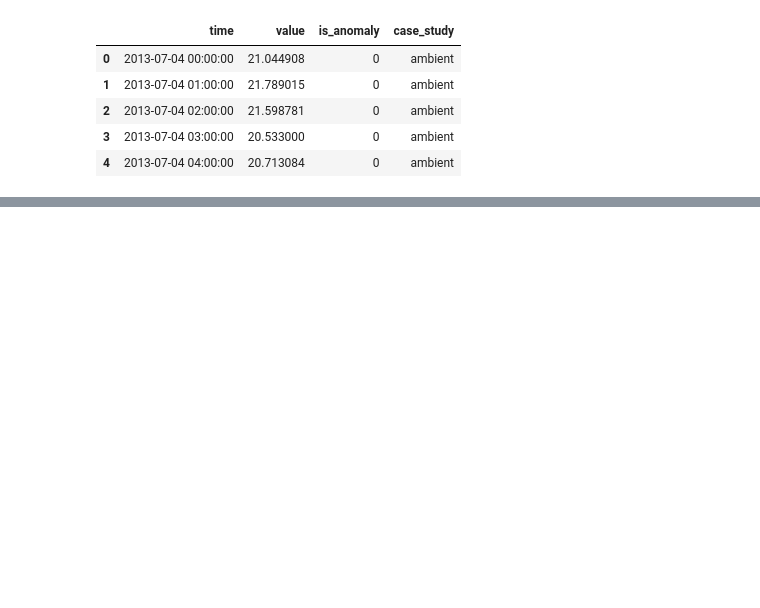
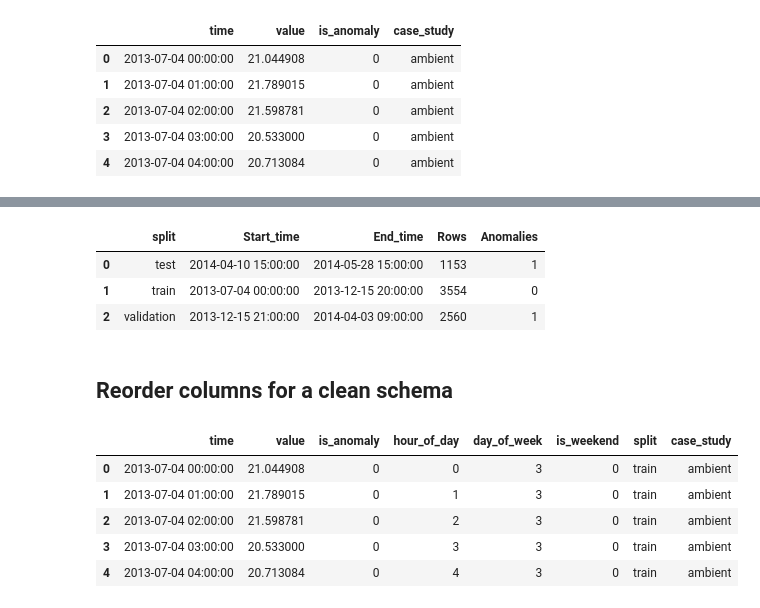
Before and after one commit to Nandipha996/Anomaly-Detection-Research, a Jupyter notebook: notebooks/02_ambient_temperature_preprocessing.ipynb, the cells around one changed output, grey strips where cells are left out. Saved outputs shown, nothing was run; the diff lists cells and outputs as text; code cells hidden in the pictures; blank space fills up the shorter version.

Commit message:
Ambient preprocessing pending

```diff
--- a/notebooks/02_ambient_temperature_preprocessing.ipynb
+++ b/notebooks/02_ambient_temperature_preprocessing.ipynb
@@ -142,0 +410,57 @@ Name: value, dtype: float64
+# %%
+# Helper function to assign each timestamp to a split
+def assign_split(timestamp):
+    if timestamp <= train_end_time:
+        return "train"
+    elif timestamp <= val_end_time:
+        return "validation"
+    else:
+        return "test"
+
+# Apply the function row by row
+df["split"] = df["time"].apply(assign_split)
+
+# Summarise rows and anomalies per split
+split_summary = (
+    df.groupby("split")
+      .agg(
+          Start_time=("time", "min"),
+          End_time=("time", "max"),
+          Rows=("time", "size"),
+          Anomalies=("is_anomaly", "sum"),
+      )
+      .reset_index()
+)
+
+split_summary
+# %% [output]
+|  | split | Start_time | End_time | Rows | Anomalies |
+| 0 | test | 2014-04-10 15:00:00 | 2014-05-28 15:00:00 | 1153 | 1 |
+| 1 | train | 2013-07-04 00:00:00 | 2013-12-15 20:00:00 | 3554 | 0 |
+| 2 | validation | 2013-12-15 21:00:00 | 2014-04-03 09:00:00 | 2560 | 1 |
+# %% [markdown]
+## Reorder columns for a clean schema
+# %%
+# Desired column order
+column_order = [
+    "time",
+    "value",
+    "is_anomaly",
+    "hour_of_day",
+    "day_of_week",
+    "is_weekend",
+    "split",
+    "case_study",
+]
+
+# Reorder the dataframe
+df = df[column_order]
+
+df.head()
+# %% [output]
+|  | time | value | is_anomaly | hour_of_day | day_of_week | is_weekend | split | case_study |
+| 0 | 2013-07-04 00:00:00 | 21.044908 | 0 | 0 | 3 | 0 | train | ambient |
+| 1 | 2013-07-04 01:00:00 | 21.789015 | 0 | 1 | 3 | 0 | train | ambient |
+| 2 | 2013-07-04 02:00:00 | 21.598781 | 0 | 2 | 3 | 0 | train | ambient |
+| 3 | 2013-07-04 03:00:00 | 20.533000 | 0 | 3 | 3 | 0 | train | ambient |
+| 4 | 2013-07-04 04:00:00 | 20.713084 | 0 | 4 | 3 | 0 | train | ambient |
```
Also changed, not shown: parts of 26 cells of this notebook.
